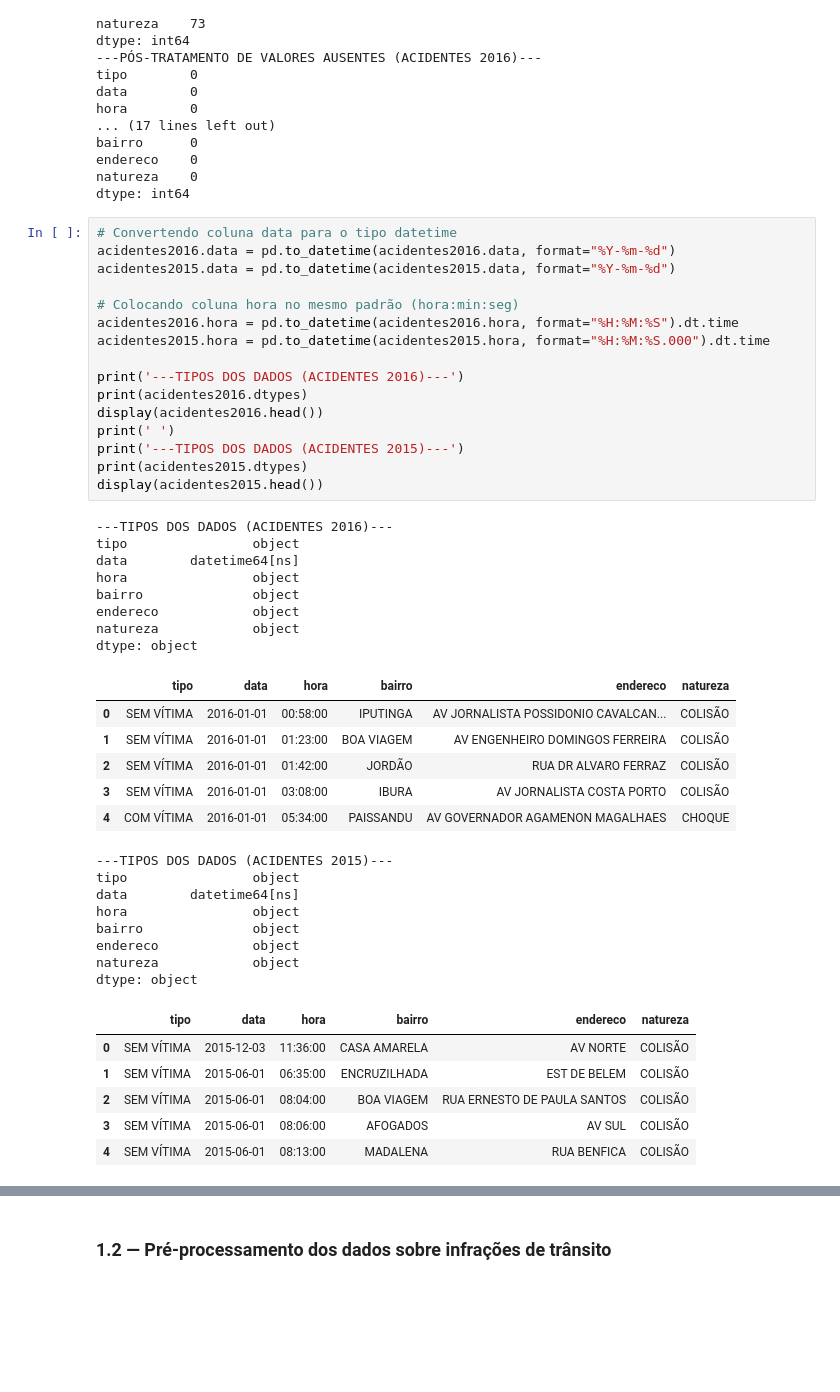
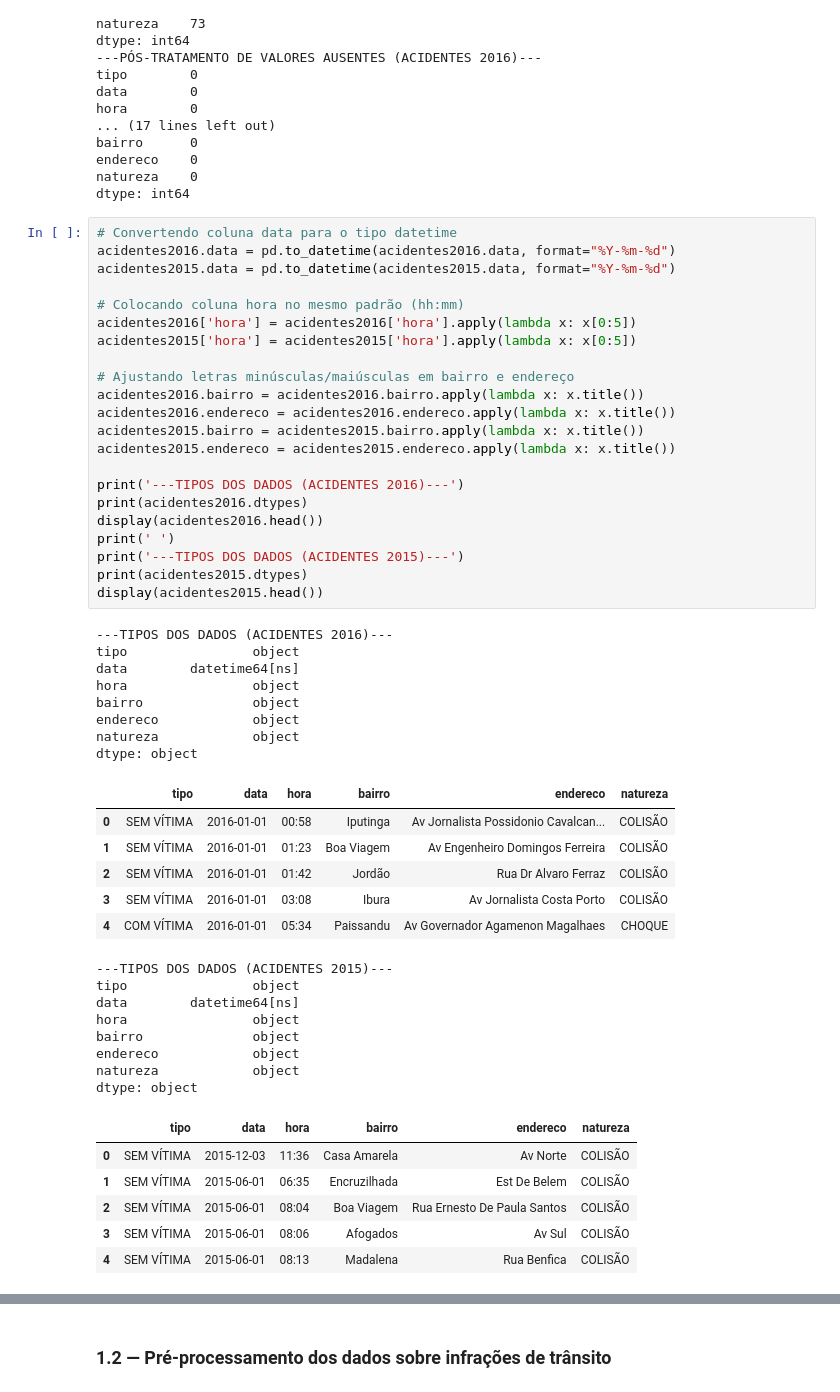
Before and after one commit to if1015-datascience-ufpe/projeto-2017-1-datascienceteam, a Jupyter notebook: 01_pre-processamento.ipynb, the cells around one changed output, grey strips where cells are left out. Cells and saved outputs as stored; diff of their text form; blank space fills up the shorter version.

```diff
--- a/01_pre-processamento.ipynb
+++ b/01_pre-processamento.ipynb
@@ -120,34 +120,40 @@ dtype: int64
 # %%
 # Convertendo coluna data para o tipo datetime
 acidentes2016.data = pd.to_datetime(acidentes2016.data, format="%Y-%m-%d")
 acidentes2015.data = pd.to_datetime(acidentes2015.data, format="%Y-%m-%d")
 
-# Colocando coluna hora no mesmo padrão (hora:min:seg)
-acidentes2016.hora = pd.to_datetime(acidentes2016.hora, format="%H:%M:%S").dt.time
-acidentes2015.hora = pd.to_datetime(acidentes2015.hora, format="%H:%M:%S.000").dt.time
+# Colocando coluna hora no mesmo padrão (hh:mm)
+acidentes2016['hora'] = acidentes2016['hora'].apply(lambda x: x[0:5])
+acidentes2015['hora'] = acidentes2015['hora'].apply(lambda x: x[0:5])
+
+# Ajustando letras minúsculas/maiúsculas em bairro e endereço
+acidentes2016.bairro = acidentes2016.bairro.apply(lambda x: x.title())
+acidentes2016.endereco = acidentes2016.endereco.apply(lambda x: x.title())
+acidentes2015.bairro = acidentes2015.bairro.apply(lambda x: x.title())
+acidentes2015.endereco = acidentes2015.endereco.apply(lambda x: x.title())
 
 print('---TIPOS DOS DADOS (ACIDENTES 2016)---')
 print(acidentes2016.dtypes)
 display(acidentes2016.head())
 print(' ')
 print('---TIPOS DOS DADOS (ACIDENTES 2015)---')
 print(acidentes2015.dtypes)
 display(acidentes2015.head())
 # %% [output]
 ---TIPOS DOS DADOS (ACIDENTES 2016)---
 tipo                object
 data        datetime64[ns]
 hora                object
 bairro              object
 endereco            object
 natureza            object
 dtype: object
 |  | tipo | data | hora | bairro | endereco | natureza |
-| 0 | SEM VÍTIMA | 2016-01-01 | 00:58:00 | IPUTINGA | AV JORNALISTA POSSIDONIO CAVALCAN... | COLISÃO |
-| 1 | SEM VÍTIMA | 2016-01-01 | 01:23:00 | BOA VIAGEM | AV ENGENHEIRO DOMINGOS FERREIRA | COLISÃO |
-| 2 | SEM VÍTIMA | 2016-01-01 | 01:42:00 | JORDÃO | RUA DR ALVARO FERRAZ | COLISÃO |
-| 3 | SEM VÍTIMA | 2016-01-01 | 03:08:00 | IBURA | AV JORNALISTA COSTA PORTO | COLISÃO |
-| 4 | COM VÍTIMA | 2016-01-01 | 05:34:00 | PAISSANDU | AV GOVERNADOR AGAMENON MAGALHAES | CHOQUE |
+| 0 | SEM VÍTIMA | 2016-01-01 | 00:58 | Iputinga | Av Jornalista Possidonio Cavalcan... | COLISÃO |
+| 1 | SEM VÍTIMA | 2016-01-01 | 01:23 | Boa Viagem | Av Engenheiro Domingos Ferreira | COLISÃO |
+| 2 | SEM VÍTIMA | 2016-01-01 | 01:42 | Jordão | Rua Dr Alvaro Ferraz | COLISÃO |
+| 3 | SEM VÍTIMA | 2016-01-01 | 03:08 | Ibura | Av Jornalista Costa Porto | COLISÃO |
+| 4 | COM VÍTIMA | 2016-01-01 | 05:34 | Paissandu | Av Governador Agamenon Magalhaes | CHOQUE |
 ---TIPOS DOS DADOS (ACIDENTES 2015)---
 tipo                object
 data        datetime64[ns]
@@ -157,9 +163,9 @@ endereco            object
 natureza            object
 dtype: object
 |  | tipo | data | hora | bairro | endereco | natureza |
-| 0 | SEM VÍTIMA | 2015-12-03 | 11:36:00 | CASA AMARELA | AV NORTE | COLISÃO |
-| 1 | SEM VÍTIMA | 2015-06-01 | 06:35:00 | ENCRUZILHADA | EST DE BELEM | COLISÃO |
-| 2 | SEM VÍTIMA | 2015-06-01 | 08:04:00 | BOA VIAGEM | RUA ERNESTO DE PAULA SANTOS | COLISÃO |
-| 3 | SEM VÍTIMA | 2015-06-01 | 08:06:00 | AFOGADOS | AV SUL | COLISÃO |
-| 4 | SEM VÍTIMA | 2015-06-01 | 08:13:00 | MADALENA | RUA BENFICA | COLISÃO |
+| 0 | SEM VÍTIMA | 2015-12-03 | 11:36 | Casa Amarela | Av Norte | COLISÃO |
+| 1 | SEM VÍTIMA | 2015-06-01 | 06:35 | Encruzilhada | Est De Belem | COLISÃO |
+| 2 | SEM VÍTIMA | 2015-06-01 | 08:04 | Boa Viagem | Rua Ernesto De Paula Santos | COLISÃO |
+| 3 | SEM VÍTIMA | 2015-06-01 | 08:06 | Afogados | Av Sul | COLISÃO |
+| 4 | SEM VÍTIMA | 2015-06-01 | 08:13 | Madalena | Rua Benfica | COLISÃO |
 # %%
```
Also changed, not shown: parts of 6 cells of this notebook.
